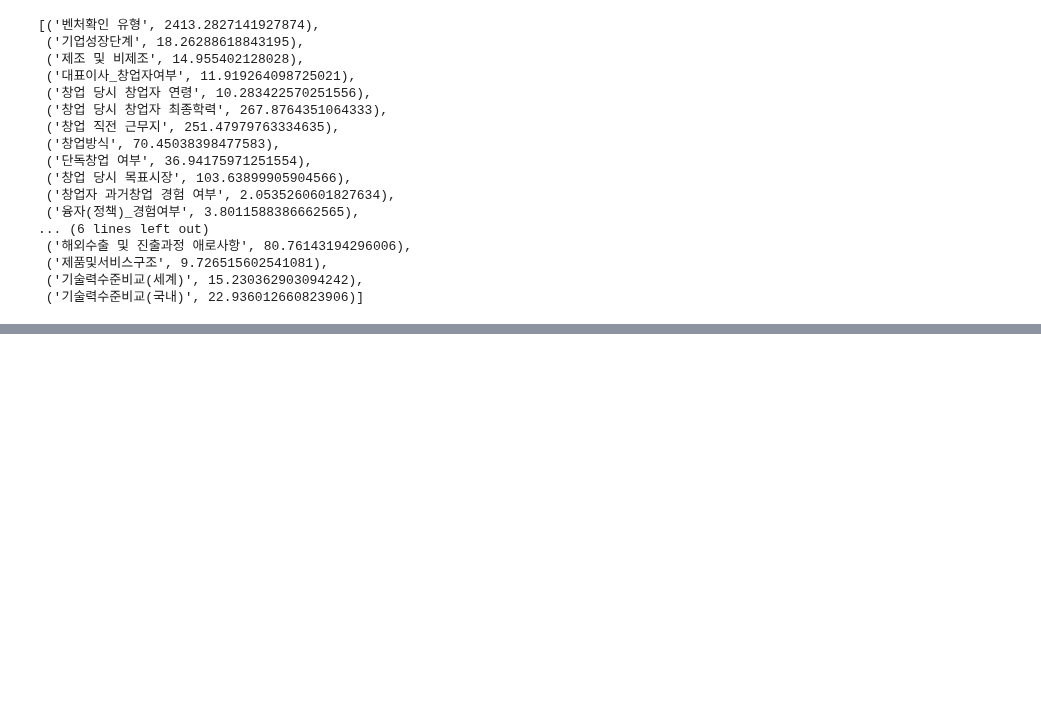
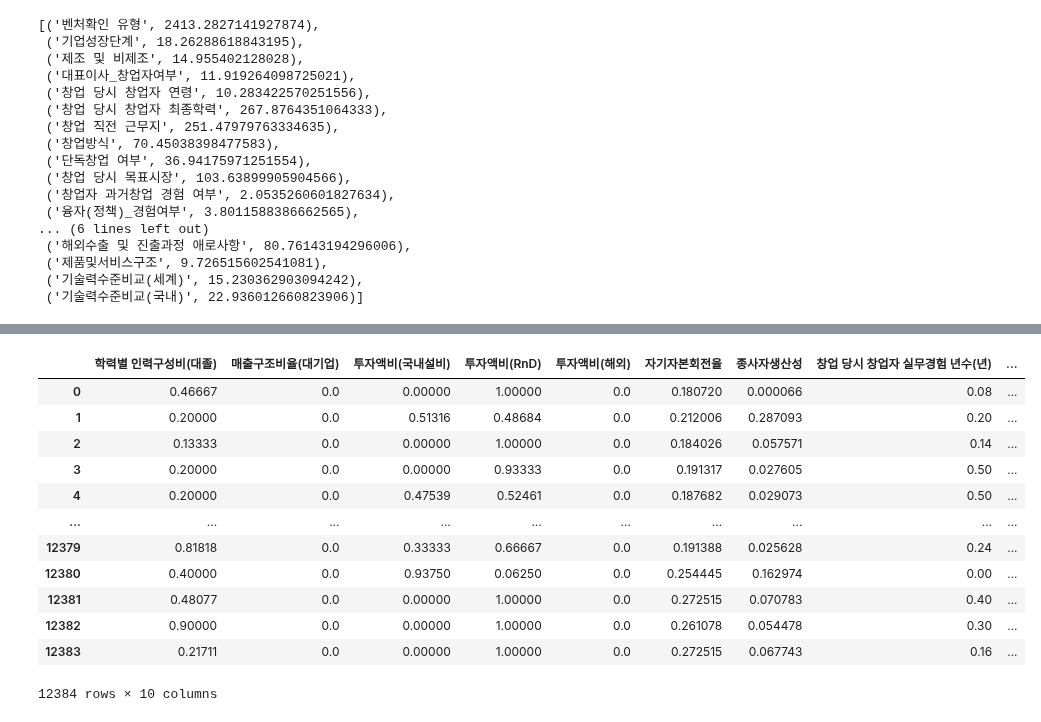
Before and after one commit to shoni0325/Project_1, a Jupyter notebook: code/FeatureSelection_2.ipynb, the cells around one changed output, grey strips where cells are left out. Saved outputs shown, nothing was run; the diff lists cells and outputs as text; code cells hidden in the pictures; blank space fills up the shorter version.

```diff
--- a/code/FeatureSelection_2.ipynb
+++ b/code/FeatureSelection_2.ipynb
@@ -415,0 +525,4 @@ selected_feature_names
+# %%
+# 수치, 비율형 변수와 타겟변수로 새 데이터프레임 생성
+cont_df = df.iloc[:,22:-1]
+cont_df['벤처캐피털(투자조합포함) 투자 경험여부'] = df['벤처캐피털(투자조합포함) 투자 경험여부']
@@ -415,0 +629,19 @@ selected_feature_names
+# %%
+from scipy.stats import levene
+
+# Create a DataFrame to store the test results
+result_df = pd.DataFrame(columns=['Variable', 'Levene_p-value'])
+
+# Perform Levene test for each independent variable
+for variable in cont_df.columns[:-1]:
+    group_0_data = cont_df.loc[cont_df['벤처캐피털(투자조합포함) 투자 경험여부'] == 0, variable]
+    group_1_data = cont_df.loc[cont_df['벤처캐피털(투자조합포함) 투자 경험여부'] == 1, variable]
+
+    statistic, p_value = levene(group_0_data, group_1_data)
+    result_df = result_df.append({'Variable': variable, 'Levene_p-value': p_value}, ignore_index=True)
+
+# Filter variables with p-value greater than 0.05
+filtered_df = result_df[result_df['Levene_p-value'] > 0.05]
+
+# Print the filtered variables
+filtered_df
@@ -415,0 +784,26 @@ selected_feature_names
+# %%
+# 등분산 충족하는 변수
+
+# filtered_df['Variable']에 포함된 종속변수 추출
+selected_variables = filtered_df['Variable'].tolist()
+selected_variables.append('벤처캐피털(투자조합포함) 투자 경험여부')  # 종속변수 추가
+
+# 선택된 변수만으로 구성된 새 데이터프레임 생성
+st_ttest_df = cont_df[selected_variables].copy()
+
+# 새 데이터프레임 출력
+st_ttest_df
+# %% [output]
+|  | 학력별 인력구성비(대졸) | 매출구조비율(대기업) | 투자액비(국내설비) | 투자액비(RnD) | 투자액비(해외) | 자기자본회전율 | 종사자생산성 | 창업 당시 창업자 실무경험 년수(년) | ... |
+| 0 | 0.46667 | 0.0 | 0.00000 | 1.00000 | 0.0 | 0.180720 | 0.000066 | 0.08 | ... |
+| 1 | 0.20000 | 0.0 | 0.51316 | 0.48684 | 0.0 | 0.212006 | 0.287093 | 0.20 | ... |
+| 2 | 0.13333 | 0.0 | 0.00000 | 1.00000 | 0.0 | 0.184026 | 0.057571 | 0.14 | ... |
+| 3 | 0.20000 | 0.0 | 0.00000 | 0.93333 | 0.0 | 0.191317 | 0.027605 | 0.50 | ... |
+| 4 | 0.20000 | 0.0 | 0.47539 | 0.52461 | 0.0 | 0.187682 | 0.029073 | 0.50 | ... |
+| ... | ... | ... | ... | ... | ... | ... | ... | ... | ... |
+| 12379 | 0.81818 | 0.0 | 0.33333 | 0.66667 | 0.0 | 0.191388 | 0.025628 | 0.24 | ... |
+| 12380 | 0.40000 | 0.0 | 0.93750 | 0.06250 | 0.0 | 0.254445 | 0.162974 | 0.00 | ... |
+| 12381 | 0.48077 | 0.0 | 0.00000 | 1.00000 | 0.0 | 0.272515 | 0.070783 | 0.40 | ... |
+| 12382 | 0.90000 | 0.0 | 0.00000 | 1.00000 | 0.0 | 0.261078 | 0.054478 | 0.30 | ... |
+| 12383 | 0.21711 | 0.0 | 0.00000 | 1.00000 | 0.0 | 0.272515 | 0.067743 | 0.16 | ... |
+12384 rows × 10 columns
```
Also changed, not shown: parts of 48 cells of this notebook, 7 other files.
